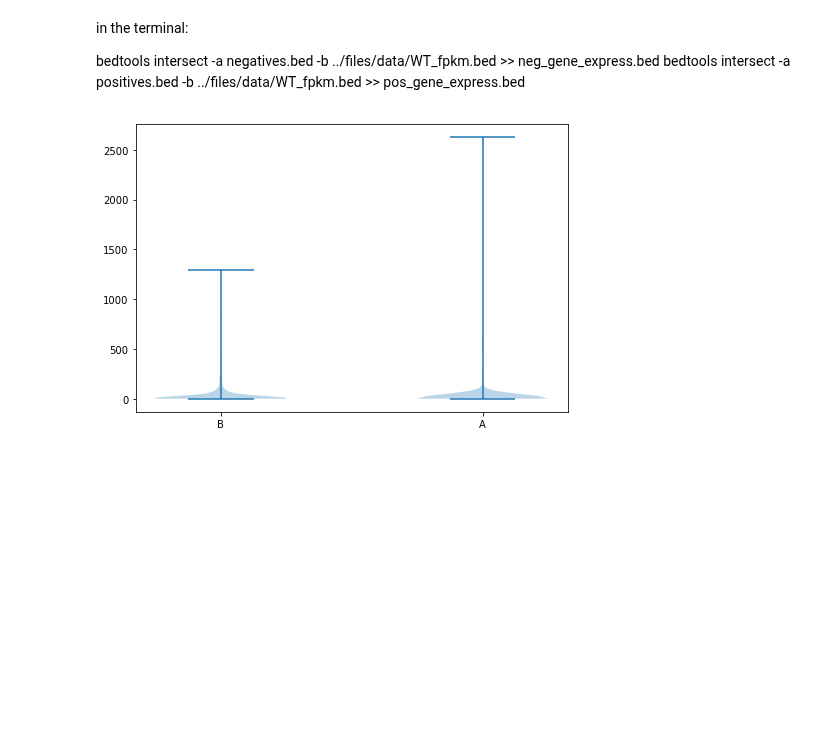
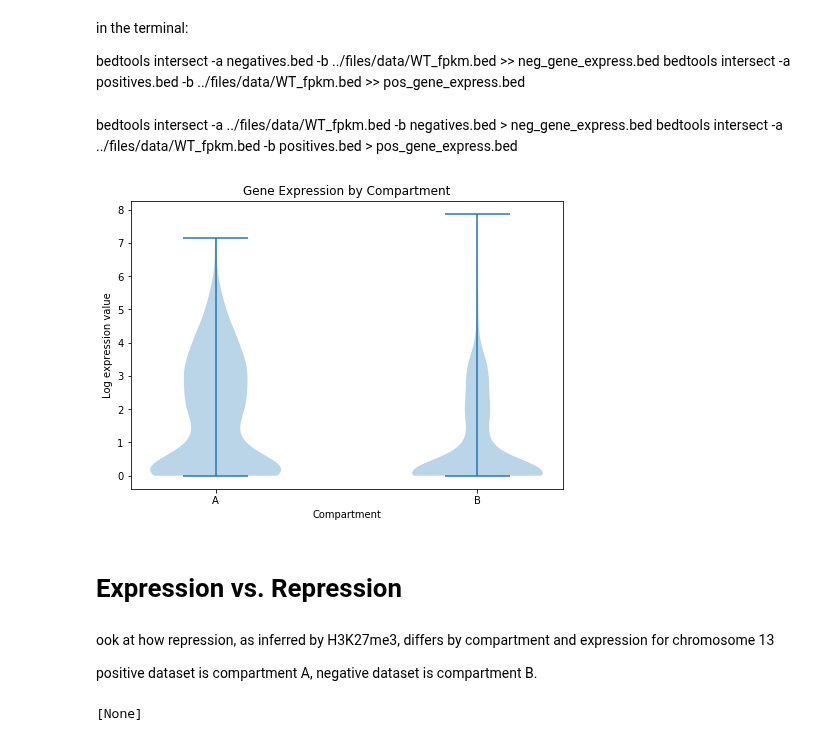
Before and after one commit to chende35/qbb2020-answers, a Jupyter notebook: week9/submits/week9-assisgnment.ipynb, the cells around one changed output. Cells and saved outputs as stored; diff of their text form; code cells hidden in the pictures; blank space fills up the shorter version.

```diff
--- a/week9/submits/week9-assisgnment.ipynb
+++ b/week9/submits/week9-assisgnment.ipynb
@@ -124,22 +116,34 @@ bedtools intersect -a ../files/data/WT_fpkm.bed -b positives.bed > pos_gene_expr
+# %% [markdown]
+bedtools intersect -a ../files/data/WT_fpkm.bed -b negatives.bed > neg_gene_express.bed
+bedtools intersect -a ../files/data/WT_fpkm.bed -b positives.bed > pos_gene_express.bed
 # %%
 neg = np.genfromtxt("neg_gene_express.bed")
 pos = np.genfromtxt("pos_gene_express.bed")
 # %%
-neg_plot=neg[:,4]
-pos_plot=pos[:,4]
+neg_plot=np.log(neg[:,4]+1)
+pos_plot=np.log(pos[:,4]+1)
 # %%
-labels = ['B','A']
+labels = ['A','B']
 data_to_plot = [pos_plot, neg_plot]
 
 fig = plt.figure()
 
 ax = fig.add_axes([0,0,1,1])
 ax.set_xticklabels(labels)
 ax.xaxis.set_ticks_position('bottom')
 ax.set_xticks(np.arange(1, len(labels) + 1))
+ax.set_xlabel('Compartment')
+ax.set_ylabel('Log expression value')
+ax.set_title('Gene Expression by Compartment')
 
 bp = ax.violinplot(data_to_plot)
 
 plt.show()
 # %% [output]
-[figure, old version]
+[figure, new version]
+# %% [markdown]
+# Expression vs. Repression
+# %% [markdown]
+ook at how repression, as inferred by H3K27me3, differs by compartment and expression for chromosome 13
+
+positive dataset is compartment A, negative dataset is compartment B.
@@ -145,0 +154,4 @@ plt.show()
+# %%
+bw.stats('chr1', 1100000, 1200000, type='sum')
+# %% [output]
+[None]
```
Also changed, not shown: parts of 23 cells of this notebook.
